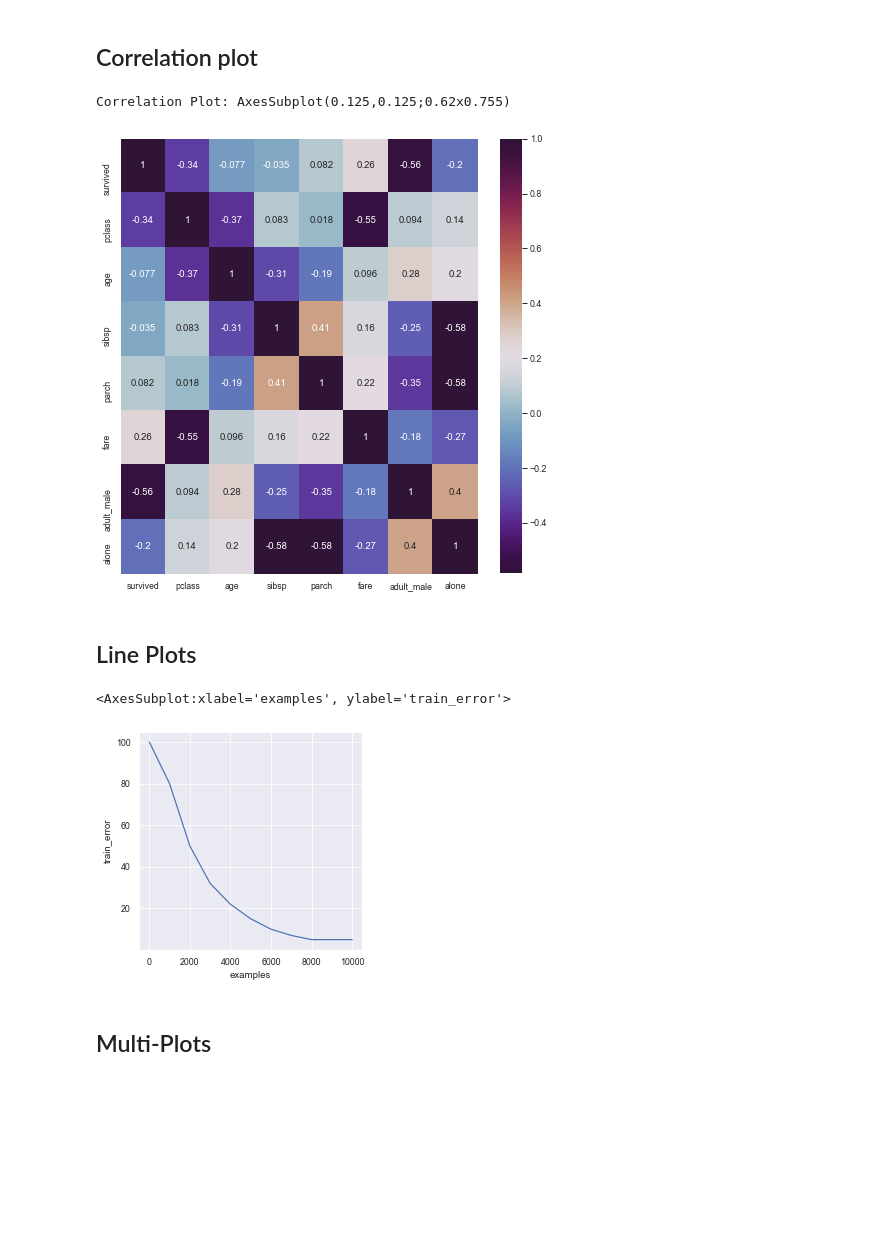
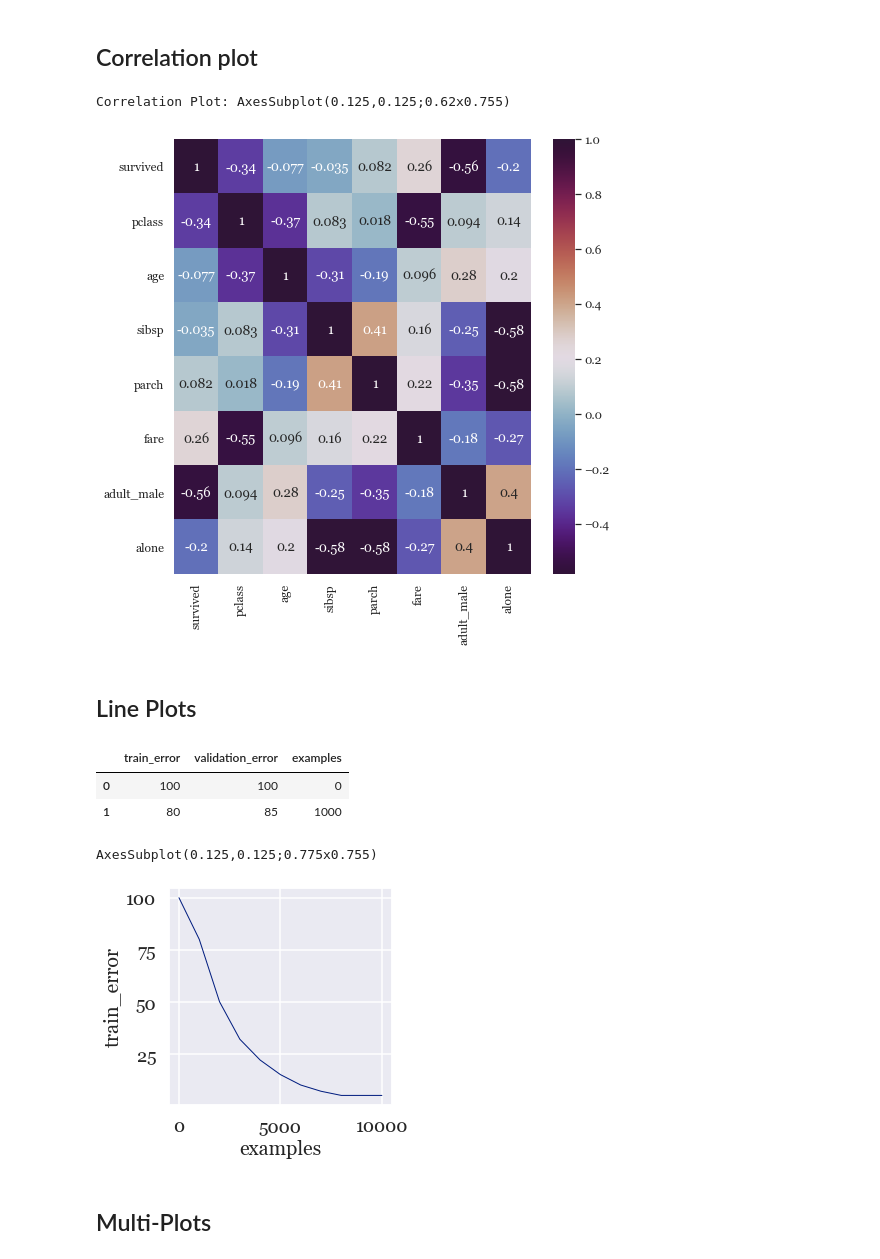
Before and after one commit to ggomp2885/Python, a Jupyter notebook: Libraries/Seaborn/Seaborn_exp.ipynb, the cells around one changed output. Saved outputs shown, nothing was run; the diff lists cells and outputs as text; code cells hidden in the pictures; blank space fills up the shorter version.

Commit message:
Add - Seaborn/matplotlib subplots

```diff
--- a/Libraries/Seaborn/Seaborn_exp.ipynb
+++ b/Libraries/Seaborn/Seaborn_exp.ipynb
@@ -72,17 +85,19 @@ pandas.core.frame.DataFrame
 # %% [markdown]
 run above cell, first, to load in a dataframe
 # %%
-# countplot
-sns.set(context='talk',
-        font ='georgia',
+# each plot setup code
+plt.figure(figsize=(3,3))        # this has to be in the same cell as the plot being made for it to work
+sns.set(context='talk',          # this will stay the same as previous plot, until set() is called again
         font_scale=1.1,
-        style='darkgrid',
-        palette='dark')
+        font='arial',
+        palette='dark',
+        rc={"lines.linewidth" : 1})
 
 
-# sns.despine
+# sns.despine                   # removes the lines at the edges of the plots
 
-plt.figure(figsize=(3,3))        # this has to be in the same cell as the plot being made for it to work
+ax = sns.countplot(x="sex", data=df)
 
-print(f' countplot (counts number of rows with each entry) {sns.countplot(x="sex", data=df)}')
+plt.ylim(0, 700)                # custom y limit
+labels_on_bars(df['sex'])
 # %% [output]
@@ -124,29 +139,43 @@ Barplot  AxesSubplot(0.125,0.125;0.775x0.755)
 ## Correlation plot
 # %%
 plt.figure(figsize=(8,8))
-sns.set(context = 'paper')
+sns.set(context='notebook',
+        font_scale=1.1,
+        font='georgia',
+        palette='dark',
+        rc={"lines.linewidth" : 1})
 
 print(f'Correlation Plot: {sns.heatmap(df.corr(), annot=True, cmap="twilight_shifted")}')
 #df.corr() automatically drops any columns that arent numeric
 #cmap="RdYlGn"
 # %% [output]
 Correlation Plot: AxesSubplot(0.125,0.125;0.62x0.755)
-[figure, old version]
+[figure, new version]
 # %% [markdown]
 ## Line Plots
 # %%
 import pandas as pd
 plt.figure(figsize=(4,4))
-sns.set(context = 'paper')
+sns.set(context='talk',
+        font_scale=1.1,
+        font='georgia',
+        palette='dark',
+        rc={"lines.linewidth" : 1})
+
 
 df = pd.DataFrame({'train_error': [100,80,50,32,22,15,10,7,5,5,5],
                    'validation_error': [100,85,60,40,30,25,22,15,14,13,12],
                    'examples' : [0,1000,2000,3000,4000,5000,6000,7000,8000,9000,10000]})
-sns.lineplot(x ='examples', y='train_error', data=df)
-# okay so it looks like sklearn has a builtin function for this
+
+display(df.head(2))
+print(sns.lineplot(x ='examples', y='train_error', data=df))
+# okay so it looks like sklearn has a builti n function for this
 # %% [output]
+|  | train_error | validation_error | examples |
+| 0 | 100 | 100 | 0 |
+| 1 | 80 | 85 | 1000 |
-<AxesSubplot:xlabel='examples', ylabel='train_error'>
+AxesSubplot(0.125,0.125;0.775x0.755)
-[figure, old version]
+[figure, new version]
 # %% [markdown]
 ## Multi-Plots
 # %%
```
Also changed, not shown: parts of 8 cells of this notebook.
